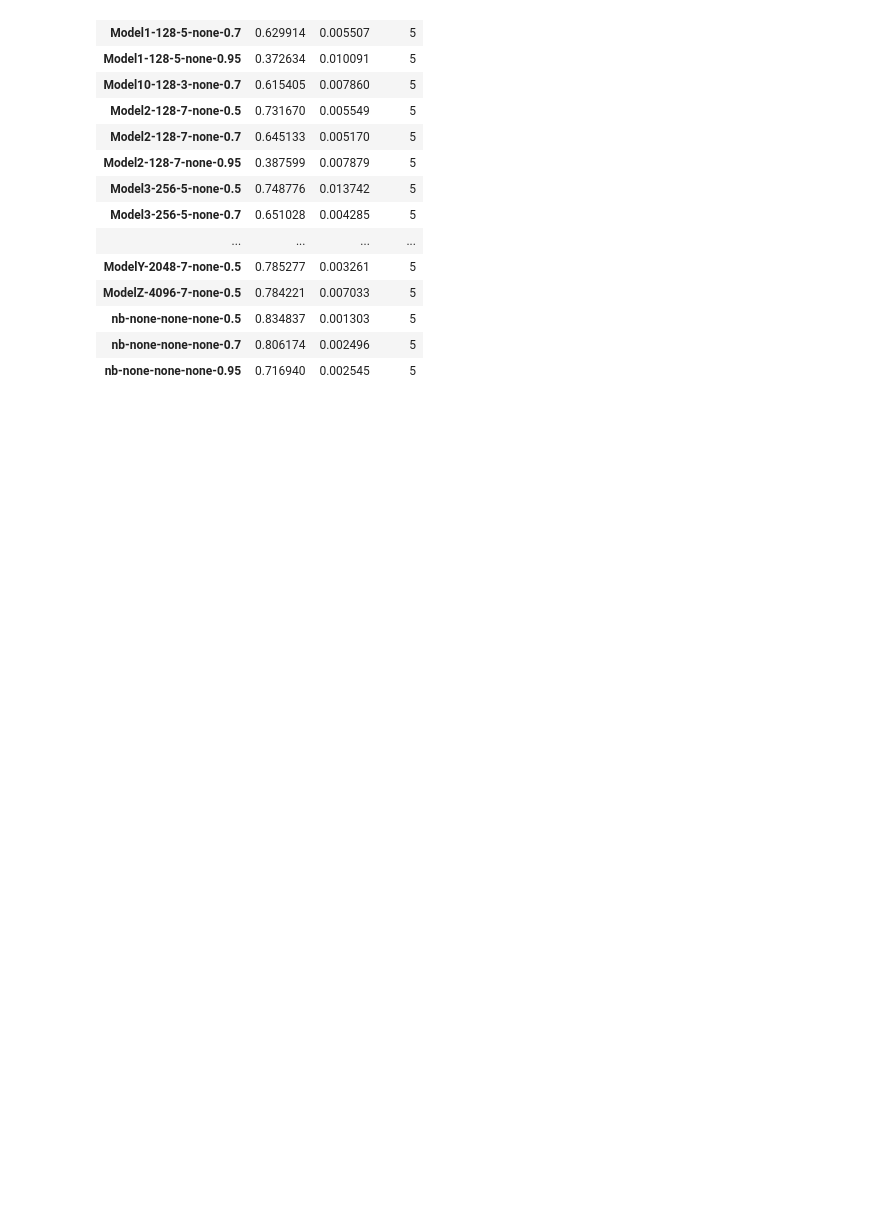
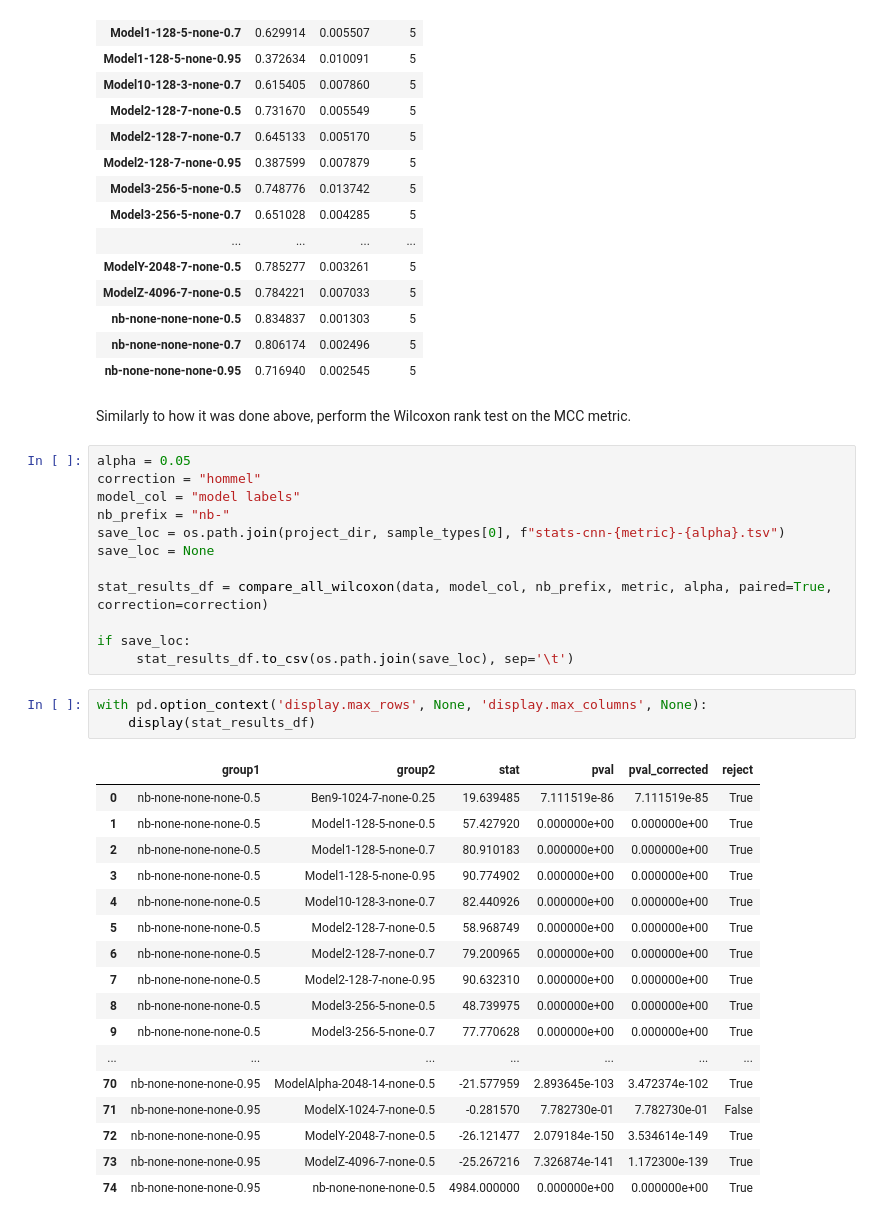
Before and after one commit to BenKaehler/paycheck, a Jupyter notebook: analysis/paycheck-eval-CNN.ipynb, the cells around one changed output. Cells and saved outputs as stored; diff of their text form; blank space fills up the shorter version.

Commit message:
fixup! REV: added MCC metrics

```diff
--- a/analysis/paycheck-eval-CNN.ipynb
+++ b/analysis/paycheck-eval-CNN.ipynb
@@ -1013,3 +1013,38 @@ calculate_aggregate_metrics(axis_data, metric, "model labels")
 | nb-none-none-none-0.5 | 0.834837 | 0.001303 | 5 |
 | nb-none-none-none-0.7 | 0.806174 | 0.002496 | 5 |
 | nb-none-none-none-0.95 | 0.716940 | 0.002545 | 5 |
+# %% [markdown]
+Similarly to how it was done above, perform the Wilcoxon rank test on the MCC metric.
+# %%
+alpha = 0.05
+correction = "hommel"
+model_col = "model labels"
+nb_prefix = "nb-"
+save_loc = os.path.join(project_dir, sample_types[0], f"stats-cnn-{metric}-{alpha}.tsv")
+save_loc = None
+
+stat_results_df = compare_all_wilcoxon(data, model_col, nb_prefix, metric, alpha, paired=True, correction=correction)
+
+if save_loc:
+     stat_results_df.to_csv(os.path.join(save_loc), sep='\t')
+# %%
+with pd.option_context('display.max_rows', None, 'display.max_columns', None):
+    display(stat_results_df)
+# %% [output]
+|  | group1 | group2 | stat | pval | pval_corrected | reject |
+| 0 | nb-none-none-none-0.5 | Ben9-1024-7-none-0.25 | 19.639485 | 7.111519e-86 | 7.111519e-85 | True |
+| 1 | nb-none-none-none-0.5 | Model1-128-5-none-0.5 | 57.427920 | 0.000000e+00 | 0.000000e+00 | True |
+| 2 | nb-none-none-none-0.5 | Model1-128-5-none-0.7 | 80.910183 | 0.000000e+00 | 0.000000e+00 | True |
+| 3 | nb-none-none-none-0.5 | Model1-128-5-none-0.95 | 90.774902 | 0.000000e+00 | 0.000000e+00 | True |
+| 4 | nb-none-none-none-0.5 | Model10-128-3-none-0.7 | 82.440926 | 0.000000e+00 | 0.000000e+00 | True |
+| 5 | nb-none-none-none-0.5 | Model2-128-7-none-0.5 | 58.968749 | 0.000000e+00 | 0.000000e+00 | True |
+| 6 | nb-none-none-none-0.5 | Model2-128-7-none-0.7 | 79.200965 | 0.000000e+00 | 0.000000e+00 | True |
+| 7 | nb-none-none-none-0.5 | Model2-128-7-none-0.95 | 90.632310 | 0.000000e+00 | 0.000000e+00 | True |
+| 8 | nb-none-none-none-0.5 | Model3-256-5-none-0.5 | 48.739975 | 0.000000e+00 | 0.000000e+00 | True |
+| 9 | nb-none-none-none-0.5 | Model3-256-5-none-0.7 | 77.770628 | 0.000000e+00 | 0.000000e+00 | True |
+| ... | ... | ... | ... | ... | ... | ... |
+| 70 | nb-none-none-none-0.95 | ModelAlpha-2048-14-none-0.5 | -21.577959 | 2.893645e-103 | 3.472374e-102 | True |
+| 71 | nb-none-none-none-0.95 | ModelX-1024-7-none-0.5 | -0.281570 | 7.782730e-01 | 7.782730e-01 | False |
+| 72 | nb-none-none-none-0.95 | ModelY-2048-7-none-0.5 | -26.121477 | 2.079184e-150 | 3.534614e-149 | True |
+| 73 | nb-none-none-none-0.95 | ModelZ-4096-7-none-0.5 | -25.267216 | 7.326874e-141 | 1.172300e-139 | True |
+| 74 | nb-none-none-none-0.95 | nb-none-none-none-0.5 | 4984.000000 | 0.000000e+00 | 0.000000e+00 | True |
```
Also changed, not shown: parts of 2 cells of this notebook, 2 other files.
